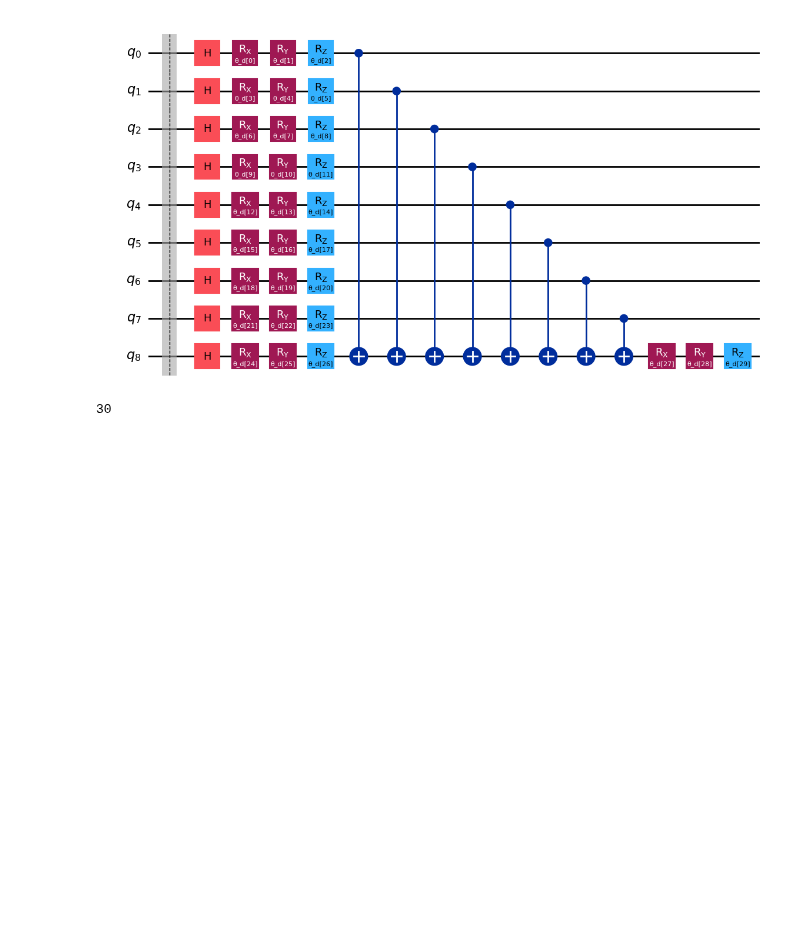
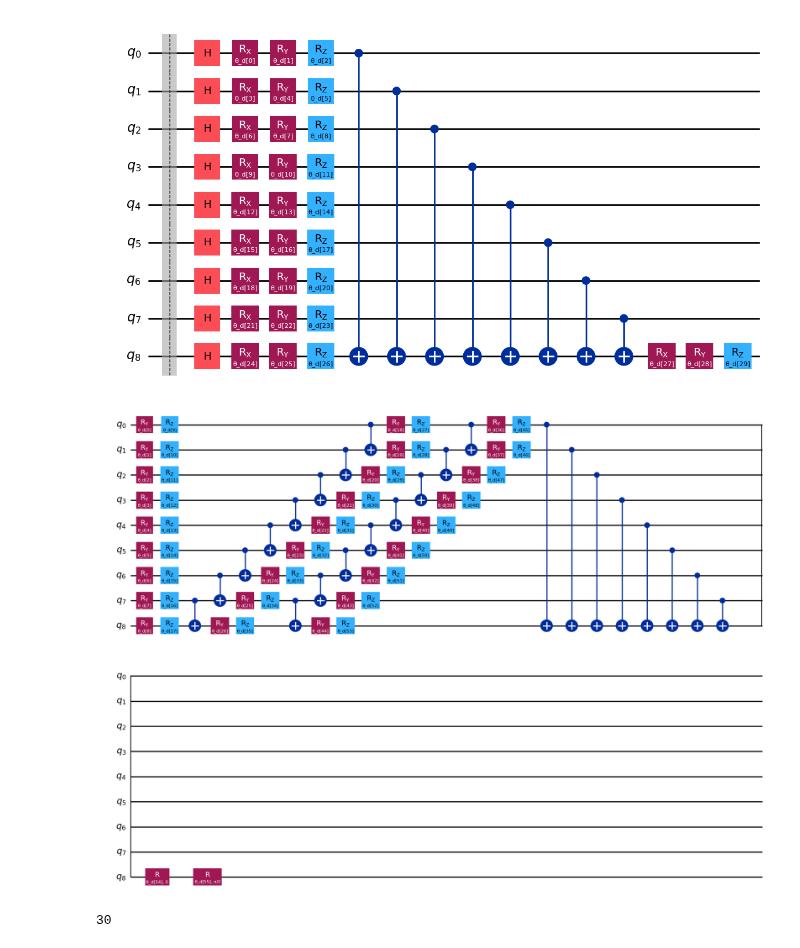
Before and after one commit to bburuta/Qiskit-IBM, a Jupyter notebook: qgan/encoding/fullyq-sim-ang.ipynb, the cells around one changed output. Drawn from its saved outputs; the diff is of its cells as text; code cells hidden in the pictures; blank space fills up the shorter version.

```diff
--- a/qgan/encoding/fullyq-sim-ang.ipynb
+++ b/qgan/encoding/fullyq-sim-ang.ipynb
@@ -315,6 +327,37 @@ if draw_circuits:
     display(discriminator.draw('mpl'))
 # %% [output]
 [figure]
+# %%
+# Create discriminator
+def generate_discriminator():
+    qc = EfficientSU2(N_QUBITS,
+                      entanglement="reverse_linear",
+                      reps=2, # Number of layers
+                      parameter_prefix='θ_d',
+                      name='Discriminator')
+
+    qc_n_p = qc.num_parameters
+    disc_weights = ParameterVector('θ_d', qc_n_p + 2)
+
+    param_index = qc_n_p
+
+    for i in range(N_QUBITS - 1):
+        qc.cx(i, N_QUBITS - 1)
+
+    qc.rx(disc_weights[param_index], N_QUBITS-1); param_index += 1
+    qc.ry(disc_weights[param_index], N_QUBITS-1); param_index += 1
+    #qc.rz(disc_weights[param_index], N_QUBITS-1); param_index += 1
+
+    return qc
+
+
+discriminator = generate_discriminator()
+
+
+if draw_circuits:
+    display(discriminator.decompose().draw('mpl'))
+# %% [output]
+[figure, added]
 # %%
 # Initialize generator parameters
 N_DPARAMS = discriminator.num_parameters
```
Also changed, not shown: parts of 8 cells of this notebook, 38 other files.
